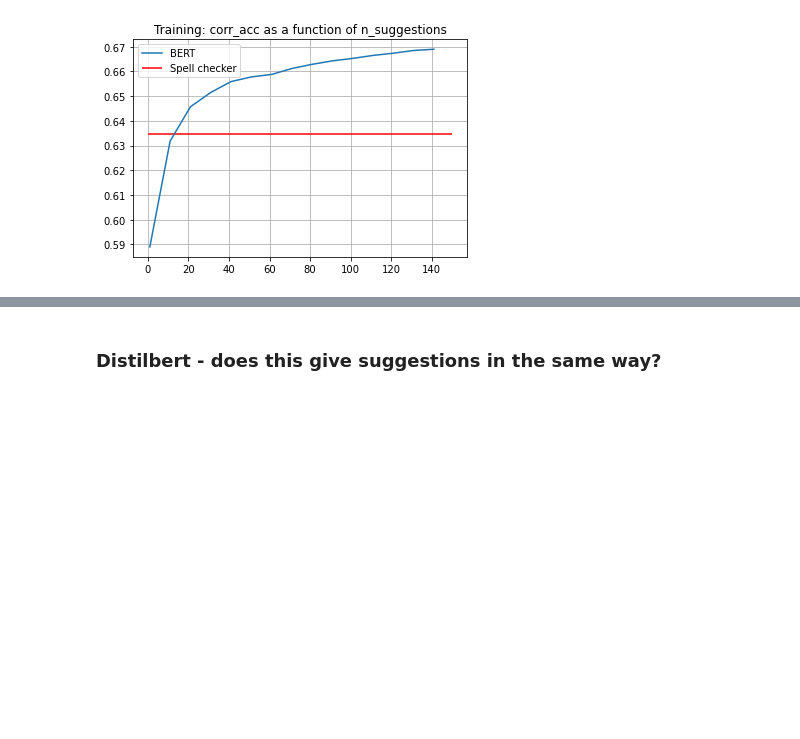
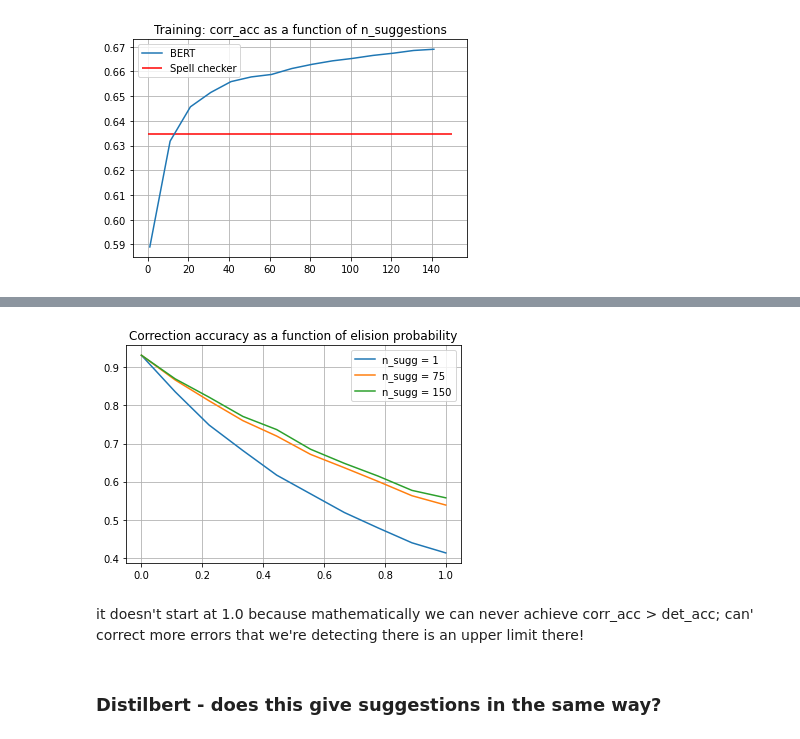
Before and after one commit to SaraNordin/NLP, a Jupyter notebook: Project5/FinalProject.ipynb, the cells around one changed output, grey strips where cells are left out. Drawn from its saved outputs; the diff is of its cells as text; code cells hidden in the pictures; blank space fills up the shorter version.

Commit message:
Got results for different elision probabilities!

```diff
--- a/Project5/FinalProject.ipynb
+++ b/Project5/FinalProject.ipynb
@@ -825,20 +823,23 @@ Eventually it flattens out. I guess at that point either Bert stops giving sugge
 # %%
-def evaluation_pipeline(file, encoding, elisionArray, elision_probs, max_lines, ignore_list, n_suggestions, verbose = True):
+def evaluation_pipeline(file, encoding, elisionArray, elision_probs, max_lines, ignore_list, suggestion_vec, verbose = True):
 
     """
     Pipeline for loading in data with different levels of elision probability, and applying the Bert model.
+
+    Returns:
+        corr_acc_vec: list of correction accuracies for different elision_probs and n_suggestions.
+
     """
 
     start = time.time()
     corr_acc_vec = []
-    n_elisions_vec = []
     lines = list(range(max_lines))
 
     for elision_prob in elision_probs:
 
+        start_loop = time.time()
         ground_truth, data, elisions, n_elisions = read_data(file, encoding, max_lines, elisionArray, elision_prob)
         spell_errors, spell_corrected, n_misspelled, excl_lines = identify_spelling_errors(data, ignore_list)
-        n_elisions_vec.append(n_elisions)
         bundle = (data, lines, elisions, spell_errors, spell_corrected)
 
         if verbose == True:
@@ -847,10 +848,15 @@ def evaluation_pipeline(file, encoding, elisionArray, elision_probs, max_lines,
             print("Number of synthetic errors: ", n_elisions)
             print("="*75)
 
-        bert_corrected = masked_prediction(bundle, tokenizer, model, use_word=True, n_suggestions=n_suggestions)
-        _, acc = compute_accuracy_scores(bundle, verbose = False, corrections = bert_corrected)
-        corr_acc_vec.append(acc)
+        for n_suggestions in suggestion_vec:
 
+            bert_corrected = masked_prediction(bundle, tokenizer, model, use_word=True, n_suggestions=n_suggestions)
+            _, acc = compute_accuracy_scores(bundle, verbose = False, corrections = bert_corrected)
+            corr_acc_vec.append(acc)
+
+        print("Done with elision_prob = ", round(elision_prob, 2), " - Elapsed time: ", time.time() - start_loop)
+
+    print('='*70)
     print("Elapsed time: ", time.time() - start)
 
-    return corr_acc_vec, n_elisions_vec
+    return corr_acc_vec
@@ -885,0 +863,12 @@ plt.show()
+# %%
+elision_probs = np.linspace(0, 1, 10)
+n_lines = 2000
+suggestion_vec = [1, 75, 150]
+
+corr_vec = evaluation_pipeline(file, encoding, elisionArray, elision_probs, max_lines = n_lines,
+                               ignore_list = ignore, suggestion_vec = suggestion_vec, verbose = False)
+
+step = len(suggestion_vec)
+corr_vec_1 = corr_vec[::step]
+corr_vec_2 = corr_vec[1::step]
+corr_vec_3 = corr_vec[2::step]
@@ -886,13 +888,17 @@ plt.show()
 # %%
-plt.plot(elision_probs, corr_vec_1, label = "n_sugg = 1")
-plt.plot(elision_probs, corr_vec_5, label = "n_sugg = 50")
-plt.plot(elision_probs, corr_vec_15, label = "n_sugg = 100")
+plt.plot(elision_probs, corr_vec_1, label = "n_sugg = " + str(suggestion_vec[0]))
+plt.plot(elision_probs, corr_vec_2, label = "n_sugg = " + str(suggestion_vec[1]))
+plt.plot(elision_probs, corr_vec_3, label = "n_sugg = " + str(suggestion_vec[2]))
 plt.title("Correction accuracy as a function of elision probability")
-plt.xlabel("Elision probability")
-plt.ylabel("Correction accuracy")
 plt.grid(True)
 plt.legend()
-#plt.savefig('elision_prob.png')
+plt.savefig('elision_prob.png')
+# %% [output]
+[figure, added]
+# %% [markdown]
+it doesn't start at 1.0 because
+mathematically we can never achieve corr_acc > det_acc; can' correct more errors that we're detecting
+there is an upper limit there!
 # %% [markdown]
 ### Distilbert - does this give suggestions in the same way?
 # %%
```
Also changed, not shown: parts of 18 cells of this notebook, 1 other file.
